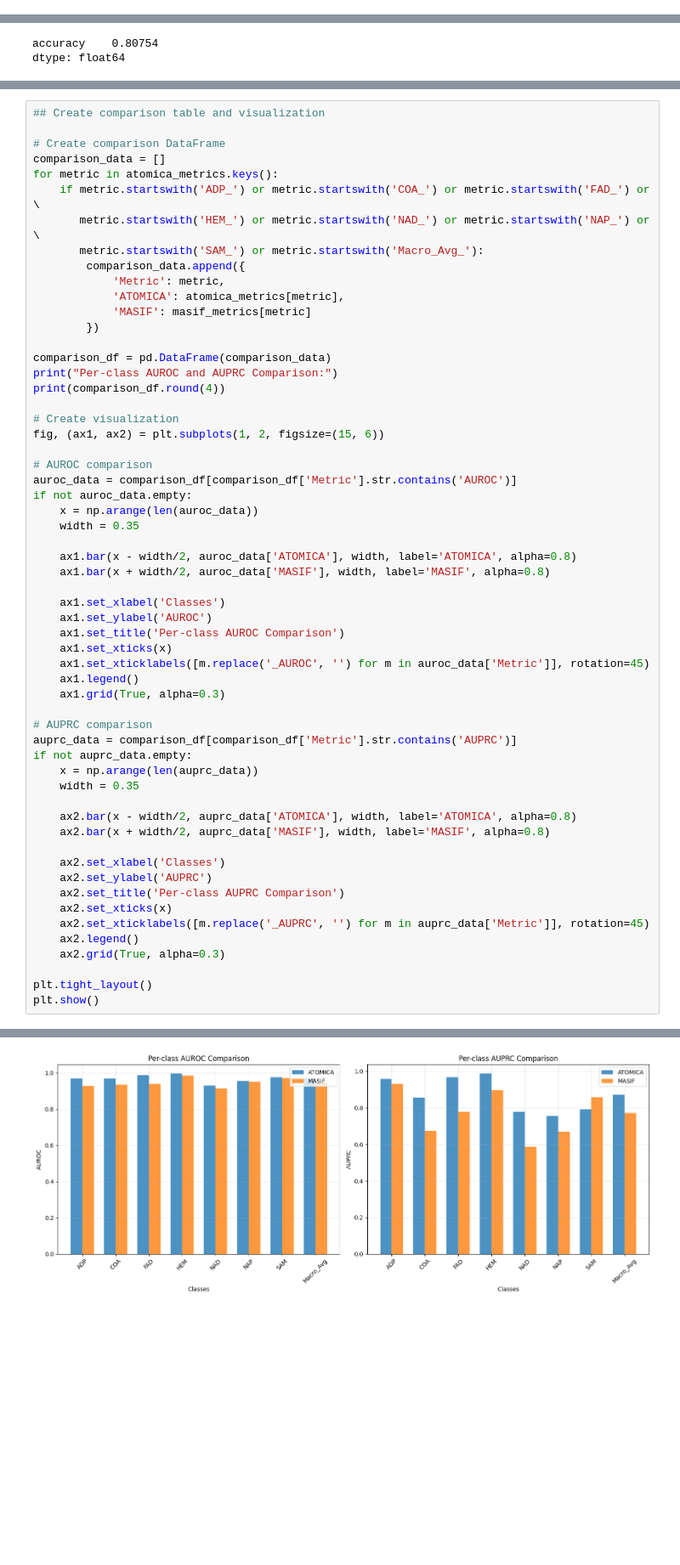
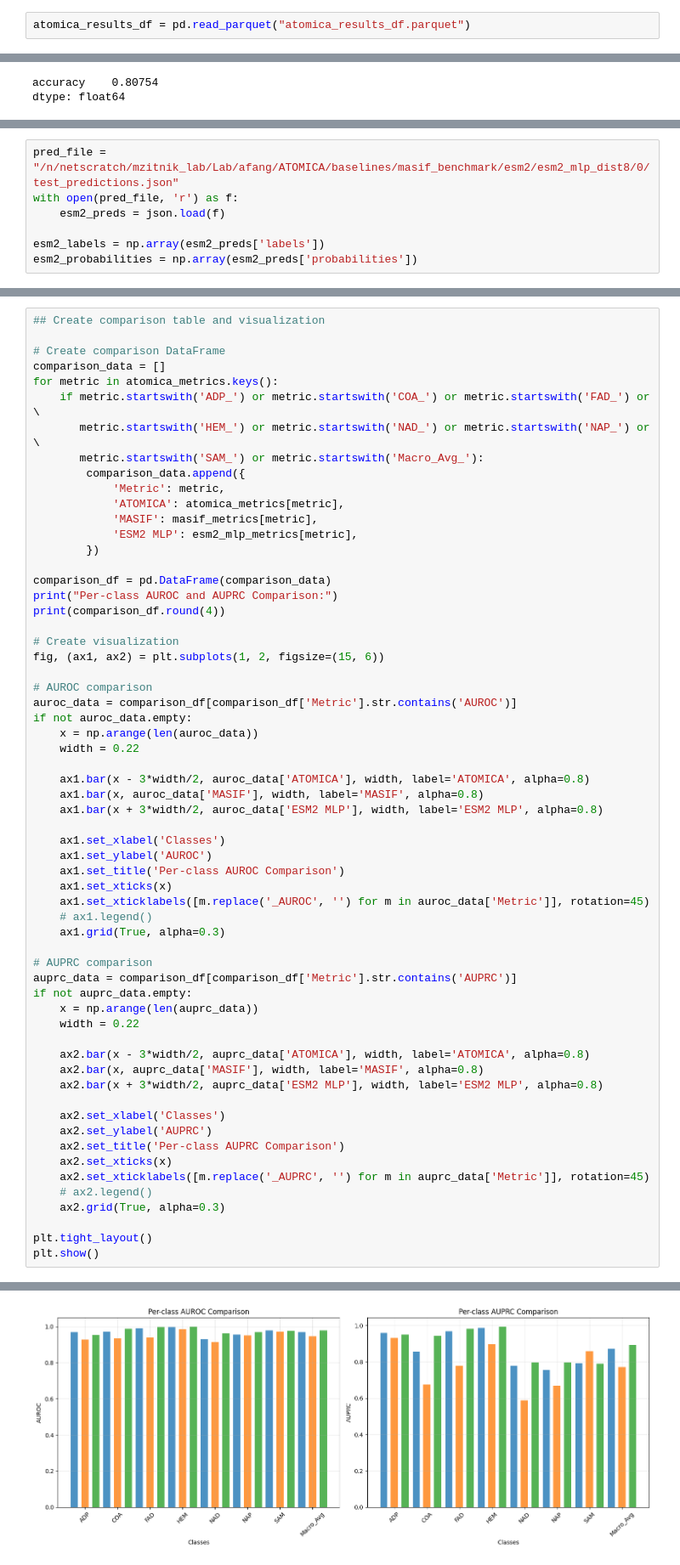
Before and after one commit to mims-harvard/ATOMICA, a Jupyter notebook: case_studies/masif_ligand_benchmark/analyse_dataset.ipynb, the cells around one changed output, grey strips where cells are left out. Shown at 85% size. Cells and saved outputs as stored; diff of their text form; blank space fills up the shorter version.

Commit message:
wip atomica ligand

```diff
--- a/case_studies/masif_ligand_benchmark/analyse_dataset.ipynb
+++ b/case_studies/masif_ligand_benchmark/analyse_dataset.ipynb
@@ -326,4 +331,6 @@ atomica_results_df
 11205 rows × 6 columns
+# %%
+atomica_results_df = pd.read_parquet("atomica_results_df.parquet")
 # %%
 atomica_grouped_results_df = atomica_results_df[atomica_results_df['dist_th'].isin(range(5,13))].groupby('id').agg(
     label=('label', 'first'),
@@ -445,3 +456,10 @@ dtype: float64
+# %%
+pred_file = "/n/netscratch/mzitnik_lab/Lab/afang/ATOMICA/baselines/masif_benchmark/esm2/esm2_mlp_dist8/0/test_predictions.json"
+with open(pred_file, 'r') as f:
+    esm2_preds = json.load(f)
+
+esm2_labels = np.array(esm2_preds['labels'])
+esm2_probabilities = np.array(esm2_preds['probabilities'])
 # %% [markdown]
 ## Conclusion
 MASIF and ATOMICA perform comparably. For further improvements of ATOMICA:
@@ -557,7 +580,8 @@ for metric in atomica_metrics.keys():
         comparison_data.append({
             'Metric': metric,
             'ATOMICA': atomica_metrics[metric],
-            'MASIF': masif_metrics[metric]
+            'MASIF': masif_metrics[metric],
+            'ESM2 MLP': esm2_mlp_metrics[metric],
         })
 
 comparison_df = pd.DataFrame(comparison_data)
@@ -571,34 +595,36 @@ fig, (ax1, ax2) = plt.subplots(1, 2, figsize=(15, 6))
 auroc_data = comparison_df[comparison_df['Metric'].str.contains('AUROC')]
 if not auroc_data.empty:
     x = np.arange(len(auroc_data))
-    width = 0.35
+    width = 0.22
 
-    ax1.bar(x - width/2, auroc_data['ATOMICA'], width, label='ATOMICA', alpha=0.8)
-    ax1.bar(x + width/2, auroc_data['MASIF'], width, label='MASIF', alpha=0.8)
+    ax1.bar(x - 3*width/2, auroc_data['ATOMICA'], width, label='ATOMICA', alpha=0.8)
+    ax1.bar(x, auroc_data['MASIF'], width, label='MASIF', alpha=0.8)
+    ax1.bar(x + 3*width/2, auroc_data['ESM2 MLP'], width, label='ESM2 MLP', alpha=0.8)
 
     ax1.set_xlabel('Classes')
     ax1.set_ylabel('AUROC')
     ax1.set_title('Per-class AUROC Comparison')
     ax1.set_xticks(x)
     ax1.set_xticklabels([m.replace('_AUROC', '') for m in auroc_data['Metric']], rotation=45)
-    ax1.legend()
+    # ax1.legend()
     ax1.grid(True, alpha=0.3)
 
 # AUPRC comparison
 auprc_data = comparison_df[comparison_df['Metric'].str.contains('AUPRC')]
 if not auprc_data.empty:
     x = np.arange(len(auprc_data))
-    width = 0.35
+    width = 0.22
 
-    ax2.bar(x - width/2, auprc_data['ATOMICA'], width, label='ATOMICA', alpha=0.8)
-    ax2.bar(x + width/2, auprc_data['MASIF'], width, label='MASIF', alpha=0.8)
+    ax2.bar(x - 3*width/2, auprc_data['ATOMICA'], width, label='ATOMICA', alpha=0.8)
+    ax2.bar(x, auprc_data['MASIF'], width, label='MASIF', alpha=0.8)
+    ax2.bar(x + 3*width/2, auprc_data['ESM2 MLP'], width, label='ESM2 MLP', alpha=0.8)
 
     ax2.set_xlabel('Classes')
     ax2.set_ylabel('AUPRC')
     ax2.set_title('Per-class AUPRC Comparison')
     ax2.set_xticks(x)
     ax2.set_xticklabels([m.replace('_AUPRC', '') for m in auprc_data['Metric']], rotation=45)
-    ax2.legend()
+    # ax2.legend()
     ax2.grid(True, alpha=0.3)
 
 plt.tight_layout()
@@ -625,4 +651,4 @@ Per-class AUROC and AUPRC Comparison:
-[figure, old version]
+[figure, new version]
 # %%
 ## Additional Analysis and Interpretation
 
```
Also changed, not shown: parts of 6 cells of this notebook.
